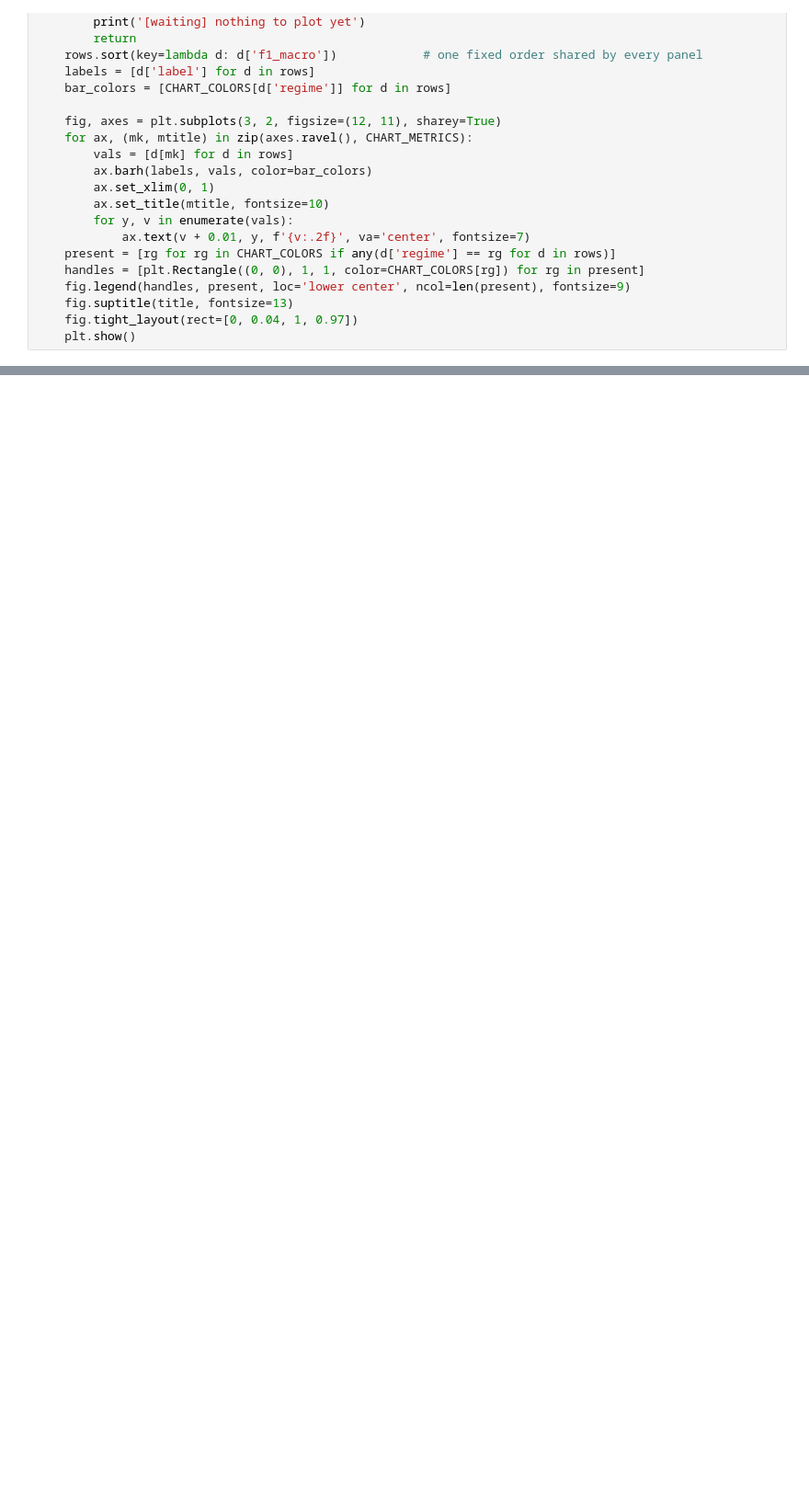
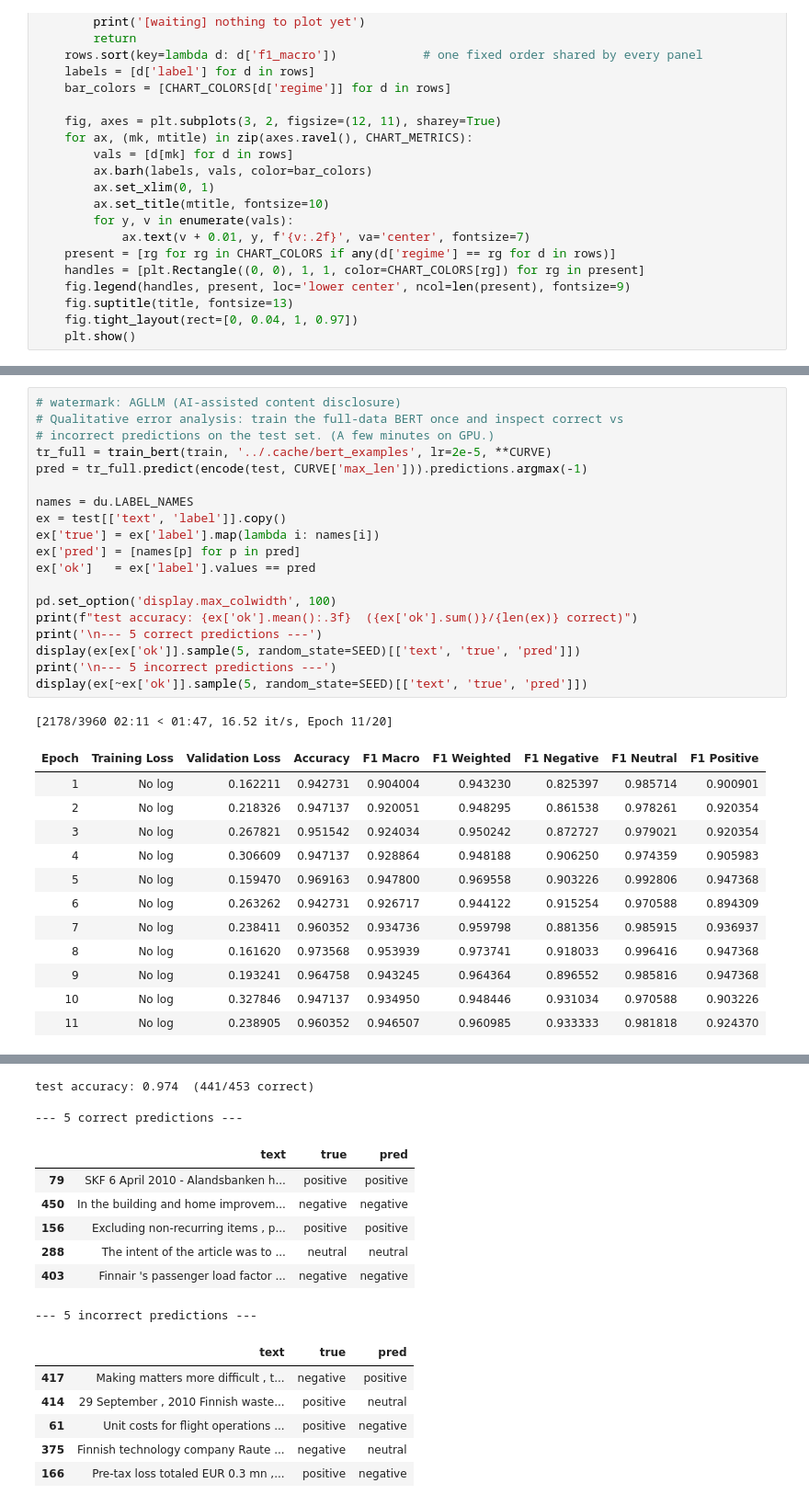
Before and after one commit to cherrylchico/advanced_nlp, a Jupyter notebook: notebooks/part3.ipynb, the cells around one changed output, grey strips where cells are left out. Shown at 92% size. Cells and saved outputs as stored; diff of their text form; blank space fills up the shorter version.

```diff
--- a/notebooks/part3.ipynb
+++ b/notebooks/part3.ipynb
@@ -484,0 +518,33 @@ def plot_metrics(keys, title='Part 2 — test metrics by variant (rows ordered b
+# %%
+# watermark: AGLLM (AI-assisted content disclosure)
+# Qualitative error analysis: train the full-data BERT once and inspect correct vs
+# incorrect predictions on the test set. (A few minutes on GPU.)
+tr_full = train_bert(train, '../.cache/bert_examples', lr=2e-5, **CURVE)
+pred = tr_full.predict(encode(test, CURVE['max_len'])).predictions.argmax(-1)
+
+names = du.LABEL_NAMES
+ex = test[['text', 'label']].copy()
+ex['true'] = ex['label'].map(lambda i: names[i])
+ex['pred'] = [names[p] for p in pred]
+ex['ok']   = ex['label'].values == pred
+
+pd.set_option('display.max_colwidth', 100)
+print(f"test accuracy: {ex['ok'].mean():.3f}  ({ex['ok'].sum()}/{len(ex)} correct)")
+print('\n--- 5 correct predictions ---')
+display(ex[ex['ok']].sample(5, random_state=SEED)[['text', 'true', 'pred']])
+print('\n--- 5 incorrect predictions ---')
+display(ex[~ex['ok']].sample(5, random_state=SEED)[['text', 'true', 'pred']])
+# %% [output]
+[2178/3960 02:11 < 01:47, 16.52 it/s, Epoch 11/20]
+| Epoch | Training Loss | Validation Loss | Accuracy | F1 Macro | F1 Weighted | F1 Negative | F1 Neutral | F1 Positive |
+| 1 | No log | 0.162211 | 0.942731 | 0.904004 | 0.943230 | 0.825397 | 0.985714 | 0.900901 |
+| 2 | No log | 0.218326 | 0.947137 | 0.920051 | 0.948295 | 0.861538 | 0.978261 | 0.920354 |
+| 3 | No log | 0.267821 | 0.951542 | 0.924034 | 0.950242 | 0.872727 | 0.979021 | 0.920354 |
+| 4 | No log | 0.306609 | 0.947137 | 0.928864 | 0.948188 | 0.906250 | 0.974359 | 0.905983 |
+| 5 | No log | 0.159470 | 0.969163 | 0.947800 | 0.969558 | 0.903226 | 0.992806 | 0.947368 |
+| 6 | No log | 0.263262 | 0.942731 | 0.926717 | 0.944122 | 0.915254 | 0.970588 | 0.894309 |
+| 7 | No log | 0.238411 | 0.960352 | 0.934736 | 0.959798 | 0.881356 | 0.985915 | 0.936937 |
+| 8 | No log | 0.161620 | 0.973568 | 0.953939 | 0.973741 | 0.918033 | 0.996416 | 0.947368 |
+| 9 | No log | 0.193241 | 0.964758 | 0.943245 | 0.964364 | 0.896552 | 0.985816 | 0.947368 |
+| 10 | No log | 0.327846 | 0.947137 | 0.934950 | 0.948446 | 0.931034 | 0.970588 | 0.903226 |
+| 11 | No log | 0.238905 | 0.960352 | 0.946507 | 0.960985 | 0.933333 | 0.981818 | 0.924370 |
@@ -484,0 +552,16 @@ def plot_metrics(keys, title='Part 2 — test metrics by variant (rows ordered b
+test accuracy: 0.974  (441/453 correct)
+
+--- 5 correct predictions ---
+|  | text | true | pred |
+| 79 | SKF 6 April 2010 - Alandsbanken h... | positive | positive |
+| 450 | In the building and home improvem... | negative | negative |
+| 156 | Excluding non-recurring items , p... | positive | positive |
+| 288 | The intent of the article was to ... | neutral | neutral |
+| 403 | Finnair 's passenger load factor ... | negative | negative |
+--- 5 incorrect predictions ---
+|  | text | true | pred |
+| 417 | Making matters more difficult , t... | negative | positive |
+| 414 | 29 September , 2010 Finnish waste... | positive | neutral |
+| 61 | Unit costs for flight operations ... | positive | negative |
+| 375 | Finnish technology company Raute ... | negative | neutral |
+| 166 | Pre-tax loss totaled EUR 0.3 mn ,... | positive | negative |
```
Also changed, not shown: parts of 23 cells of this notebook, 1 other file.
